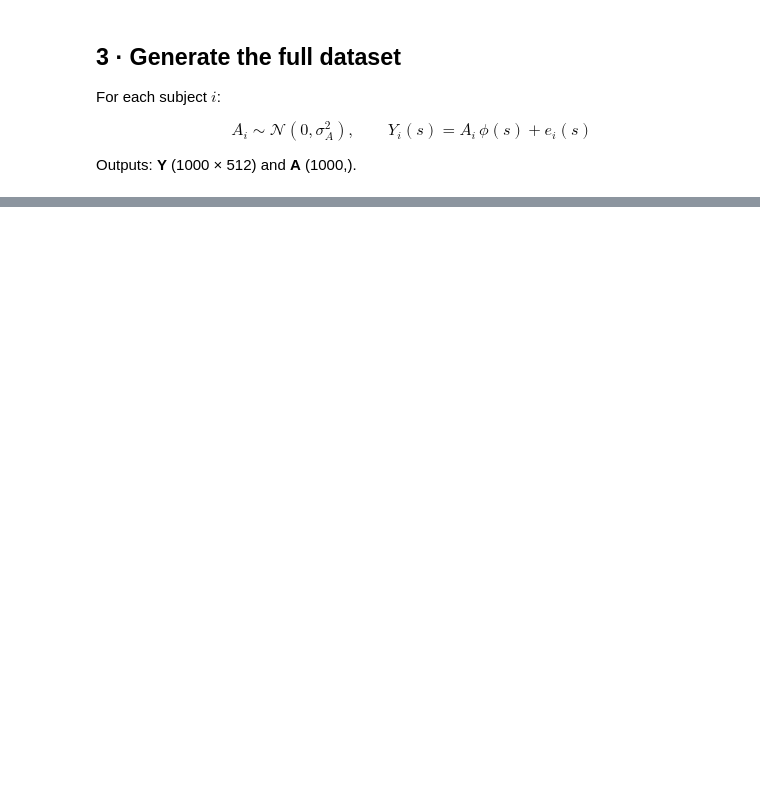
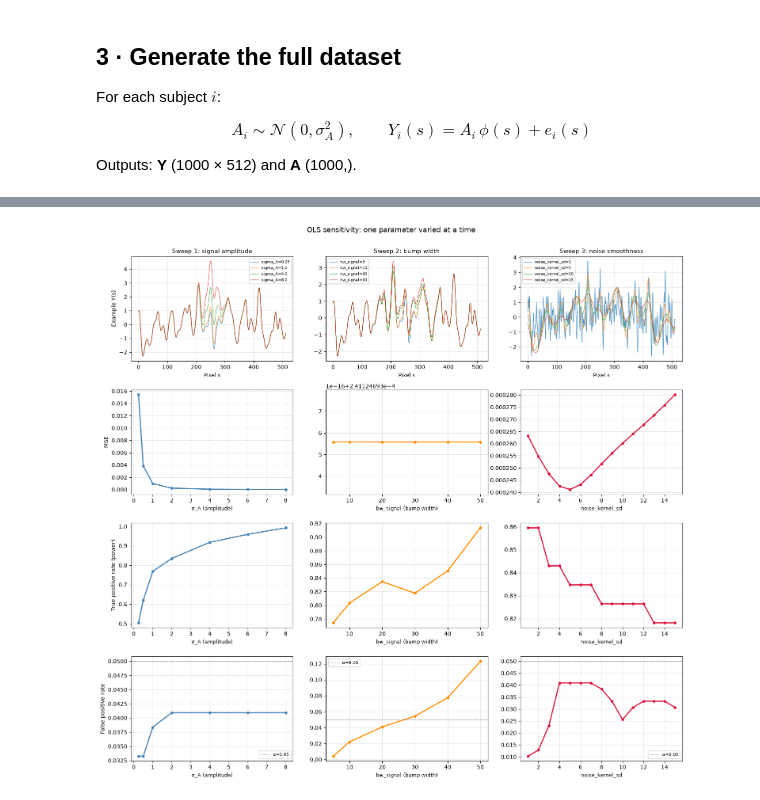
Before and after one commit to whitebabycamel96/brain-age-cnn, a Jupyter notebook: simulation/signal_analysis.ipynb, the cells around one changed output, grey strips where cells are left out. Cells and saved outputs as stored; diff of their text form; code cells hidden in the pictures; blank space fills up the shorter version.

```diff
--- a/simulation/signal_analysis.ipynb
+++ b/simulation/signal_analysis.ipynb
@@ -339,18 +328,0 @@ plt.tight_layout(); plt.show()
-# %%
-# ── Print summary table ───────────────────────────────────
-print("=== Sweep 1: σ_A (amplitude / SNR) ===")
-print(f"{'σ_A':>8} {'IMSE':>10} {'TPR':>8} {'FPR':>8}")
-for sa, imse, tpr, fpr in results_snr:
-    print(f"{sa:>8.2f} {imse:>10.5f} {tpr:>8.3f} {fpr:>8.4f}")
-
-print()
-print("=== Sweep 2: bw_signal (bump width) ===")
-print(f"{'bw':>8} {'IMSE':>10} {'TPR':>8} {'FPR':>8}")
-for bw, imse, tpr, fpr in results_bw:
-    print(f"{bw:>8} {imse:>10.5f} {tpr:>8.3f} {fpr:>8.4f}")
-
-print()
-print("=== Sweep 3: noise_kernel_sd ===")
-print(f"{'nk_sd':>8} {'IMSE':>10} {'TPR':>8} {'FPR':>8}")
-for nk, imse, tpr, fpr in results_nk:
-    print(f"{nk:>8} {imse:>10.5f} {tpr:>8.3f} {fpr:>8.4f}")
@@ -356,0 +388,60 @@ for nk, imse, tpr, fpr in results_nk:
+# %%
+fig, axes = plt.subplots(4, 3, figsize=(15, 14))
+
+sweeps = [
+    (results_snr, sigma_A_vals,   "σ_A (amplitude)",        "Sweep 1: signal amplitude",
+     dict(bw_signal=bw_signal, noise_kernel_sd=noise_kernel_sd)),
+    (results_bw,  bw_signal_vals, "bw_signal (bump width)", "Sweep 2: bump width",
+     dict(sigma_A=sigma_A, noise_kernel_sd=noise_kernel_sd)),
+    (results_nk,  nk_vals,        "noise_kernel_sd",        "Sweep 3: noise smoothness",
+     dict(sigma_A=sigma_A, bw_signal=bw_signal)),
+]
+metrics = ["MSE", "True positive rate (power)", "False positive rate"]
+colours = ["steelblue", "darkorange", "crimson"]
+
+def example_Y_trace(sigma_A, bw_signal, noise_kernel_sd, seed=42):
+    """Generate one example subject's Y(s) trace for visual reference."""
+    np.random.seed(seed)
+    phi = gaussian_unnormalized(s, mu, bw_signal)
+    A = np.random.normal(0, sigma_A, size=1)[0]
+    _, k = make_gaussian_kernel(noise_kernel_sd)
+    w = np.random.normal(0, 1, n_pixels)
+    e = np.convolve(w, k, mode="same")
+    e = e / e.std()
+    return A * phi + e
+
+for col, (res, xvals, xlabel, title, fixed) in enumerate(sweeps):
+    vals = np.array(res)
+
+    # Row 0 (now first): example observed Y(s) traces at representative parameter values
+    ax = axes[0][col]
+    sample_idx = np.linspace(0, len(xvals) - 1, 4).astype(int)
+    param_key = ["sigma_A", "bw_signal", "noise_kernel_sd"][col]
+    for idx in sample_idx:
+        val = xvals[idx]
+        params = dict(fixed)
+        params[param_key] = val
+        y_trace = example_Y_trace(params["sigma_A"], params["bw_signal"], params["noise_kernel_sd"])
+        ax.plot(s, y_trace, lw=0.9, alpha=0.8, label=f"{param_key}={val}")
+    ax.set_title(title, fontsize=11)
+    if col == 0:
+        ax.set_ylabel("Example Y(s)", fontsize=10)
+    ax.set_xlabel("Pixel s", fontsize=9)
+    ax.legend(fontsize=7); ax.grid(True, alpha=0.3)
+
+    # Rows 1-3 (shifted down by one): MSE, TPR, FPR vs parameter
+    for row, (metric, col_idx) in enumerate(zip(metrics, [1, 2, 3]), start=1):
+        ax = axes[row][col]
+        ax.plot(xvals, vals[:, col_idx], "o-", color=colours[col], lw=2, ms=4)
+        if col == 0:
+            ax.set_ylabel(metric, fontsize=10)
+        ax.set_xlabel(xlabel, fontsize=9)
+        if row == 3:    # FPR reference line — now the last row
+            ax.axhline(0.05, color="gray", ls="--", lw=0.8, label="α=0.05")
+            ax.legend(fontsize=8)
+        ax.grid(True, alpha=0.3)
+
+plt.suptitle("OLS sensitivity: one parameter varied at a time", fontsize=13, y=1.005)
+plt.tight_layout(); plt.show()
+# %% [output]
+[figure, added]
```
Also changed, not shown: parts of 43 cells of this notebook.
